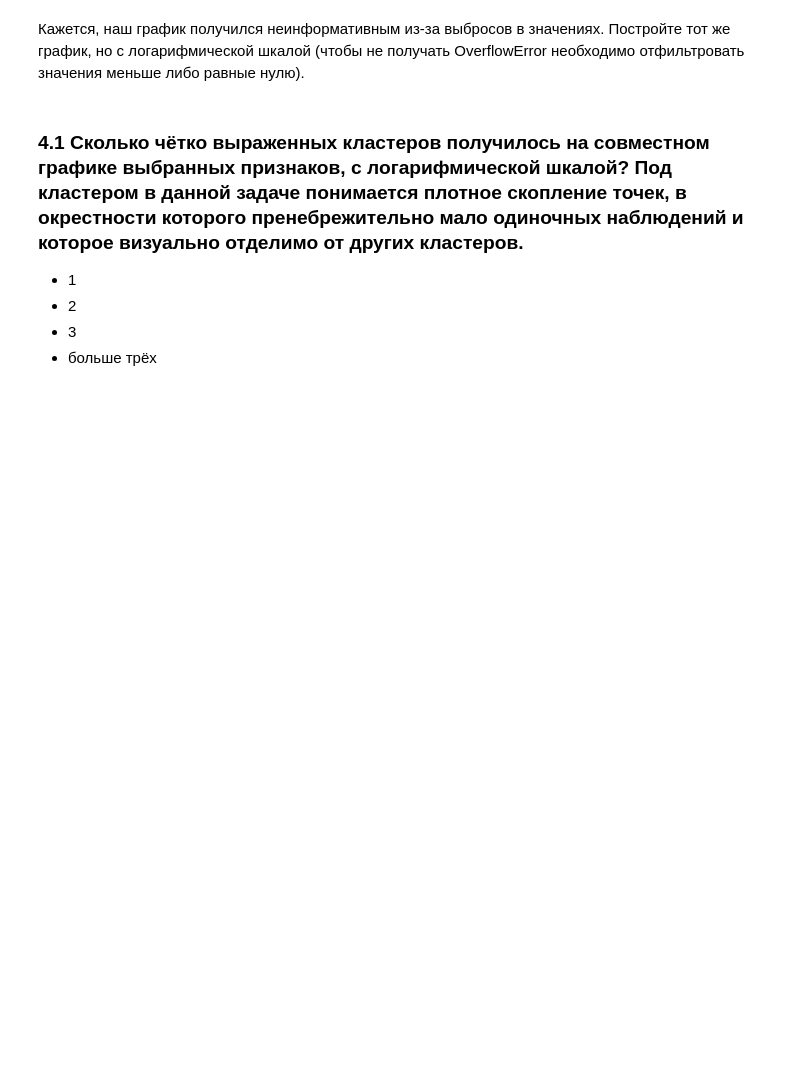
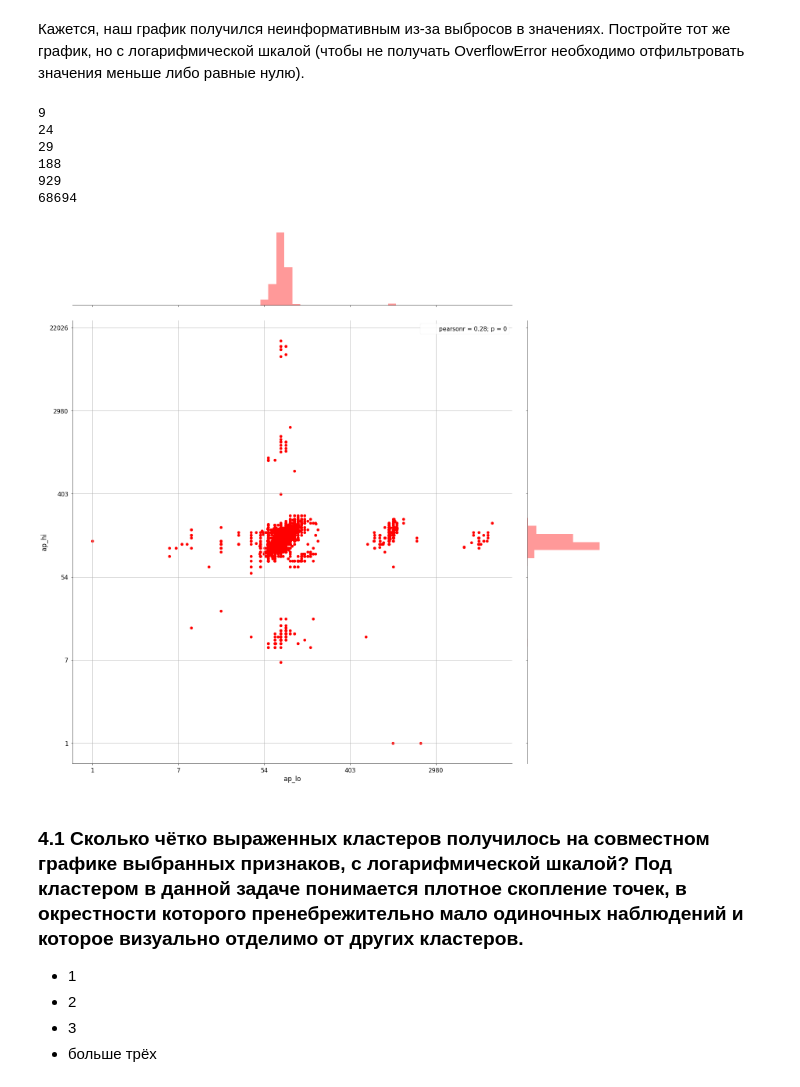
Before and after one commit to litichevskiydv/OdsCourse, a Jupyter notebook: homeworks/hw2_session3_visual_data_analysis.ipynb, the cells around one changed output. Cells and saved outputs as stored; diff of their text form; code cells hidden in the pictures; blank space fills up the shorter version.

Commit message:
Clusters were visualized

```diff
--- a/homeworks/hw2_session3_visual_data_analysis.ipynb
+++ b/homeworks/hw2_session3_visual_data_analysis.ipynb
@@ -261,16 +261,32 @@ print('Причина явления в природе данных')
 # %% [markdown]
 Кажется, наш график получился неинформативным из-за выбросов в значениях. Постройте тот же график, но с логарифмической шкалой (чтобы не получать OverflowError необходимо отфильтровать значения меньше либо равные нулю).
 # %%
-# Ваш код здесь
+print(train[(train['ap_hi'] > 2980)].shape[0])
+print(train[(train['ap_lo'] > 2980)].shape[0])
+print(train[(train['ap_hi'] > 403) & (train['ap_hi'] < 2980)].shape[0])
+print(train[(train['ap_hi'] < 54)].shape[0])
+print(train[(train['ap_lo'] > 403) & (train['ap_lo'] < 2980)].shape[0])
+print(train[(train['ap_lo'] < 403) & (train['ap_hi'] < 403) & (train['ap_lo'] > 54) & (train['ap_hi'] > 54)].shape[0])
+
+correct_data = train[(train['ap_lo'] > 0) & (train['ap_hi'] > 0)][['ap_hi', 'ap_lo']].applymap(lambda x: np.log(x))
+g = sns.jointplot(x='ap_lo', y='ap_hi', data=correct_data, kind='scatter', color='red', size=20)
 
 # -------------------- #
 
 """Сетка"""
 g.ax_joint.grid(True)
 
 """Преобразуем логарифмические значения на шкалах в реальные"""
 g.ax_joint.yaxis.set_major_formatter(matplotlib.ticker.FuncFormatter(lambda x, pos: str(round(int(np.exp(x))))))
 g.ax_joint.xaxis.set_major_formatter(matplotlib.ticker.FuncFormatter(lambda x, pos: str(round(int(np.exp(x))))))
+# %% [output]
+9
+24
+29
+188
+929
+68694
+[figure, added]
 # %% [markdown]
 ### 4.1 Сколько чётко выраженных кластеров получилось на  совместном графике выбранных признаков, с логарифмической шкалой? Под кластером в данной задаче понимается плотное скопление точек, в окрестности которого пренебрежительно мало одиночных наблюдений и которое визуально отделимо от других кластеров.
 
```
